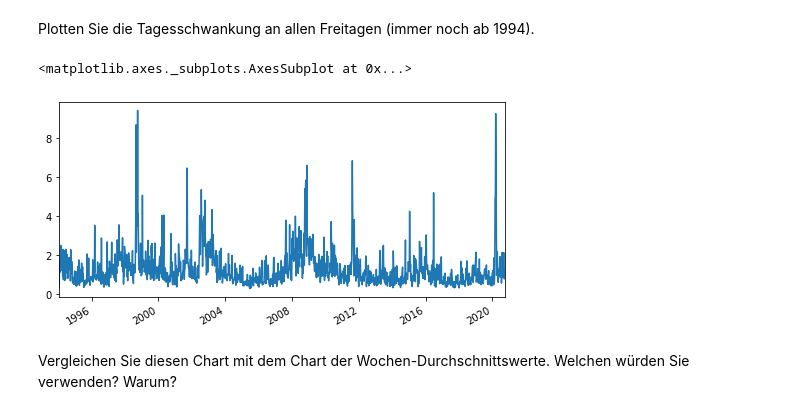
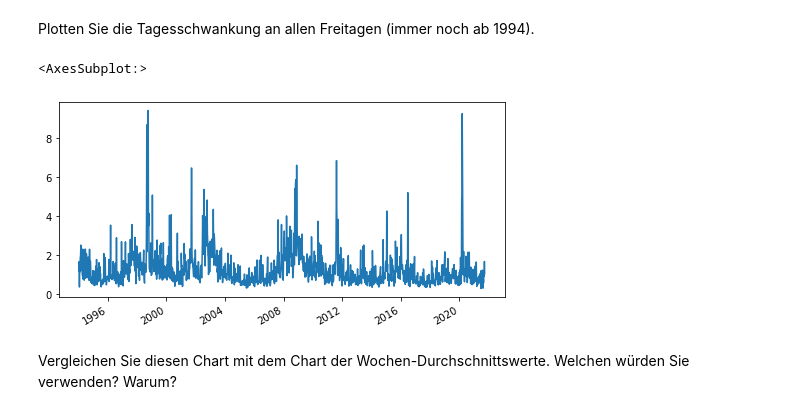
Before and after one commit to MAZ-CAS-DDJ/kurs_21_22, a Jupyter notebook: 11 Pandas Teil 3/Time Series L.ipynb, the cells around one changed output. Cells and saved outputs as stored; diff of their text form; code cells hidden in the pictures.

```diff
--- a/11 Pandas Teil 3/Time Series L.ipynb
+++ b/11 Pandas Teil 3/Time Series L.ipynb
@@ -44,5 +42,5 @@ Die Daten sind bereits gespeichert unter `dataprojects/SMI/smi_new.csv`
 # %%
-df = pd.read_csv('dataprojects/SMI/smi_new.csv')
+df = pd.read_excel('dataprojects/SMI/smi_new2.xlsx')
 # %% [markdown]
 Wie üblich, Typen abchecken
 # %%
@@ -809,10 +837,10 @@ Welcher der vorherigen Charts sagt am meisten aus? Warum?
 # %% [markdown]
 Plotten Sie die Tagesschwankung an allen Freitagen (immer noch ab 1994).
 # %%
-df['1994':][df['1994':].index.weekday == 4]['Range'].plot(figsize=(8,4))
+df[df.index.weekday == 4].loc['1994':]['Range'].plot(figsize=(8,4))
 # %% [output]
-<matplotlib.axes._subplots.AxesSubplot at 0x...>
+<AxesSubplot:>
-[figure, old version]
+[figure, new version]
 # %% [markdown]
 Vergleichen Sie diesen Chart mit dem Chart der Wochen-Durchschnittswerte. Welchen würden Sie verwenden? Warum?
 # %%
```
Also changed, not shown: parts of 56 cells of this notebook, 5 other files.
